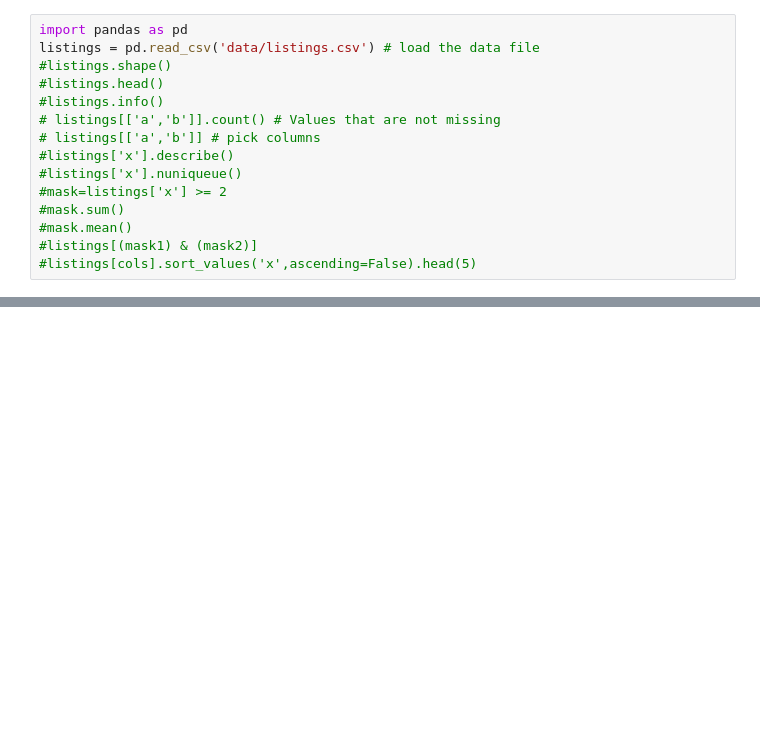
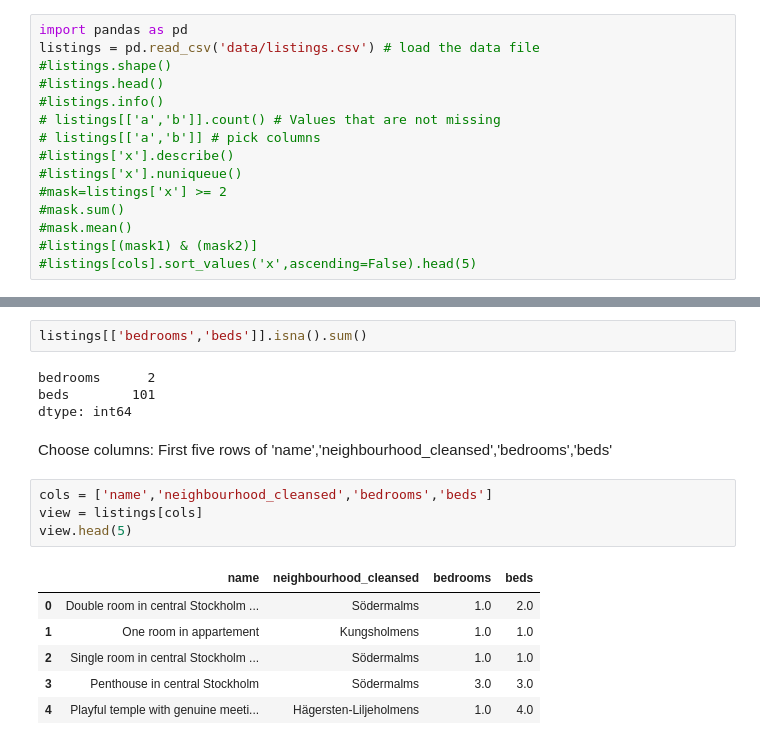
Before and after one commit to saranyap22/lexicon-python-fundamentals-labs, a Jupyter notebook: DataAnalysis_And_Visualisation/lab1.ipynb, the cells around one changed output, grey strips where cells are left out. Saved outputs shown, nothing was run; the diff lists cells and outputs as text; blank space fills up the shorter version.

```diff
--- a/DataAnalysis_And_Visualisation/lab1.ipynb
+++ b/DataAnalysis_And_Visualisation/lab1.ipynb
@@ -21,0 +65,19 @@ TypeError: 'tuple' object is not callable
+# %%
+listings[['bedrooms','beds']].isna().sum()
+# %% [output]
+bedrooms      2
+beds        101
+dtype: int64
+# %% [markdown]
+Choose columns: First five rows of 'name','neighbourhood_cleansed','bedrooms','beds'
+# %%
+cols = ['name','neighbourhood_cleansed','bedrooms','beds']
+view = listings[cols]
+view.head(5)
+# %% [output]
+|  | name | neighbourhood_cleansed | bedrooms | beds |
+| 0 | Double room in central Stockholm ... | Södermalms | 1.0 | 2.0 |
+| 1 | One room in appartement | Kungsholmens | 1.0 | 1.0 |
+| 2 | Single room in central Stockholm ... | Södermalms | 1.0 | 1.0 |
+| 3 | Penthouse in central Stockholm | Södermalms | 3.0 | 3.0 |
+| 4 | Playful temple with genuine meeti... | Hägersten-Liljeholmens | 1.0 | 4.0 |
```
Also changed, not shown: parts of 19 cells of this notebook, 1 other file.
